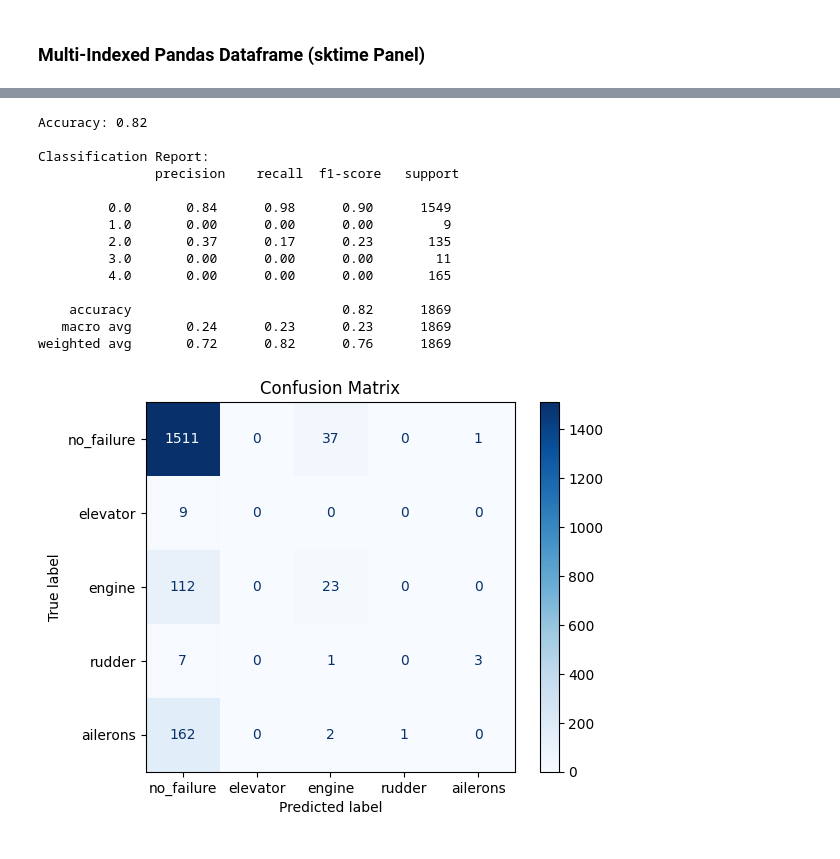
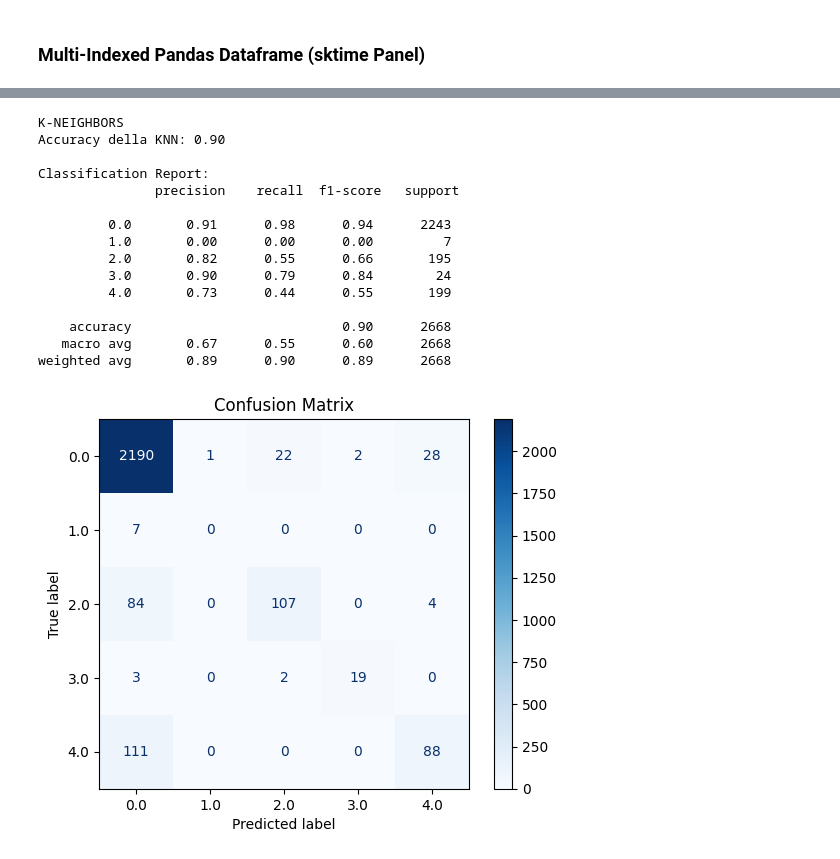
Before and after one commit to CristianMorasso/statistical_project, a Jupyter notebook: Copia_di_statiscal_learning.ipynb, the cells around one changed output, grey strips where cells are left out. Saved outputs shown, nothing was run; the diff lists cells and outputs as text; code cells hidden in the pictures.

```diff
--- a/Copia_di_statiscal_learning.ipynb
+++ b/Copia_di_statiscal_learning.ipynb
@@ -277,8 +181,8 @@ n_windows 9342
 import math
 from random import shuffle
 
-train_size = int(math.floor(len(_splitted_ndarrays)*0.8))
-zipped = list(zip(_splitted_ndarrays, _splitted_ys))
+train_size = int(math.floor(len(X_resampled)*0.8))
+zipped = list(zip(X_resampled, y_resampled))
 shuffle(zipped)
 
 X_train, X_test = list(map(lambda x: x[0], zipped[:train_size])), list(map(lambda x: x[0], zipped[train_size:]))
@@ -336,0 +308,14 @@ y_test: (1869,)
+# %%
+# WITHOUT ERROR COLUMNS:
+#
+concatted_dfs = concatted_dfs.drop(["field.alt_error", "field.xtrack_error", "field.aspd_error"], axis=1)
+concatted_ndarray = concatted_dfs.to_numpy()
+rf = RandomForestClassifier()
+rf.fit(concatted_ndarray, concatted_y)
+# Plot the feature importances
+plot_feature_importances(rf)
+# Select the n best features
+n = 20 # Removing 7 (the ones that are clearly not performing (sub 0.03))
+feature_mask = list(zip(concatted_dfs.columns, rf.feature_importances_))
+feature_mask.sort(key=lambda x: x[1])
+feature_mask = list(map(lambda x: x[0], feature_mask[:n]))
@@ -381,0 +458,3 @@ pd.DataFrame(MTYPE_REGISTER)
+# %%
+#  Apply feature Masks to the inputs
+X_train, X_test = X_train[feature_mask], X_test[feature_mask]
@@ -393,14 +490,24 @@ from sktime.transformations.panel.compose import ColumnConcatenator
 from sktime.transformations.panel.interpolate import TSInterpolator
 
 print("CONVOLUTIONAL NEURAL NETWORK")
-cnn = CNNClassifier(n_epochs=50, batch_size=4, kernel_size=3, avg_pool_size=1, n_conv_layers=3, loss='binary_crossentropy')
+cnn = CNNClassifier(n_epochs=50, batch_size=4, kernel_size=7, avg_pool_size=1, n_conv_layers=3, loss='binary_crossentropy')
 check_raise(X_train, mtype="pd-multiindex")
 check_raise(y_train, mtype='np.ndarray')
 cnn.fit(X_train, y_train)
 
 y_pred_cnn = cnn.predict(X_test)
 
+cnn_acc = accuracy_score(y_test, y_pred_cnn)
+print(f"Accuracy: {cnn_acc:.2f}")
 
+report = classification_report(y_test, y_pred_cnn, zero_division = 0.0)
+print("\nClassification Report:\n", report)
+
+cm = confusion_matrix(y_test, y_pred_cnn)
+disp = ConfusionMatrixDisplay(confusion_matrix=cm, display_labels=classToString.items)#display_labels=np.unique(y_test))
+disp.plot(cmap=plt.cm.Blues)
+plt.title('Confusion Matrix')
+plt.show()
 
 #clf = Pipeline([
 #    ("transform", TSInterpolator(50)),
@@ -417,30 +596,31 @@ CONVOLUTIONAL NEURAL NETWORK
 # %%
-class_labels = np.array(list(classToString.values()))
+y_pred_knn = knn.predict(X_test)
 
-cnn_acc = accuracy_score(y_test, y_pred_cnn)
-print(f"Accuracy: {cnn_acc:.2f}")
+knn_acc = accuracy_score(y_test, y_pred_knn)
+print(f"Accuracy della KNN: {knn_acc:.2f}")
 
-report = classification_report(y_test, y_pred_cnn, zero_division = 0.0)
+report = classification_report(y_test, y_pred_knn, zero_division = 0.0)
 print("\nClassification Report:\n", report)
 
-cm = confusion_matrix(y_test, y_pred_cnn)
-disp = ConfusionMatrixDisplay(confusion_matrix=cm, display_labels=class_labels) #np.unique(y_test)
+cm = confusion_matrix(y_test, y_pred_knn)
+disp = ConfusionMatrixDisplay(confusion_matrix=cm, display_labels=np.unique(y_test))
 disp.plot(cmap=plt.cm.Blues)
 plt.title('Confusion Matrix')
 plt.show()
 # %% [output]
-Accuracy: 0.82
+K-NEIGHBORS
+Accuracy della KNN: 0.90
 
 Classification Report:
                precision    recall  f1-score   support
 
-         0.0       0.84      0.98      0.90      1549
-         1.0       0.00      0.00      0.00         9
-         2.0       0.37      0.17      0.23       135
-         3.0       0.00      0.00      0.00        11
-         4.0       0.00      0.00      0.00       165
+         0.0       0.91      0.98      0.94      2243
+         1.0       0.00      0.00      0.00         7
+         2.0       0.82      0.55      0.66       195
+         3.0       0.90      0.79      0.84        24
+         4.0       0.73      0.44      0.55       199
 
-    accuracy                           0.82      1869
-   macro avg       0.24      0.23      0.23      1869
-weighted avg       0.72      0.82      0.76      1869
+    accuracy                           0.90      2668
+   macro avg       0.67      0.55      0.60      2668
+weighted avg       0.89      0.90      0.89      2668
-[figure, old version]
+[figure, new version]
```
Also changed, not shown: parts of 40 cells of this notebook.
